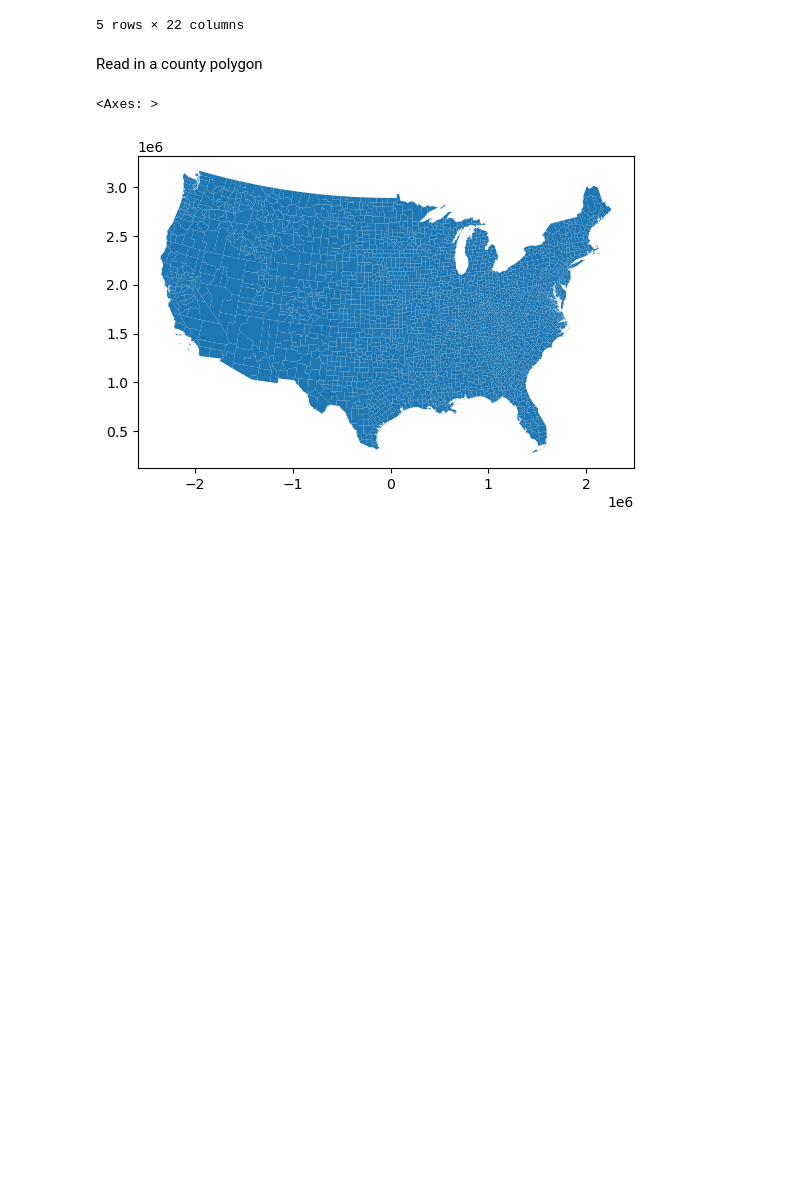
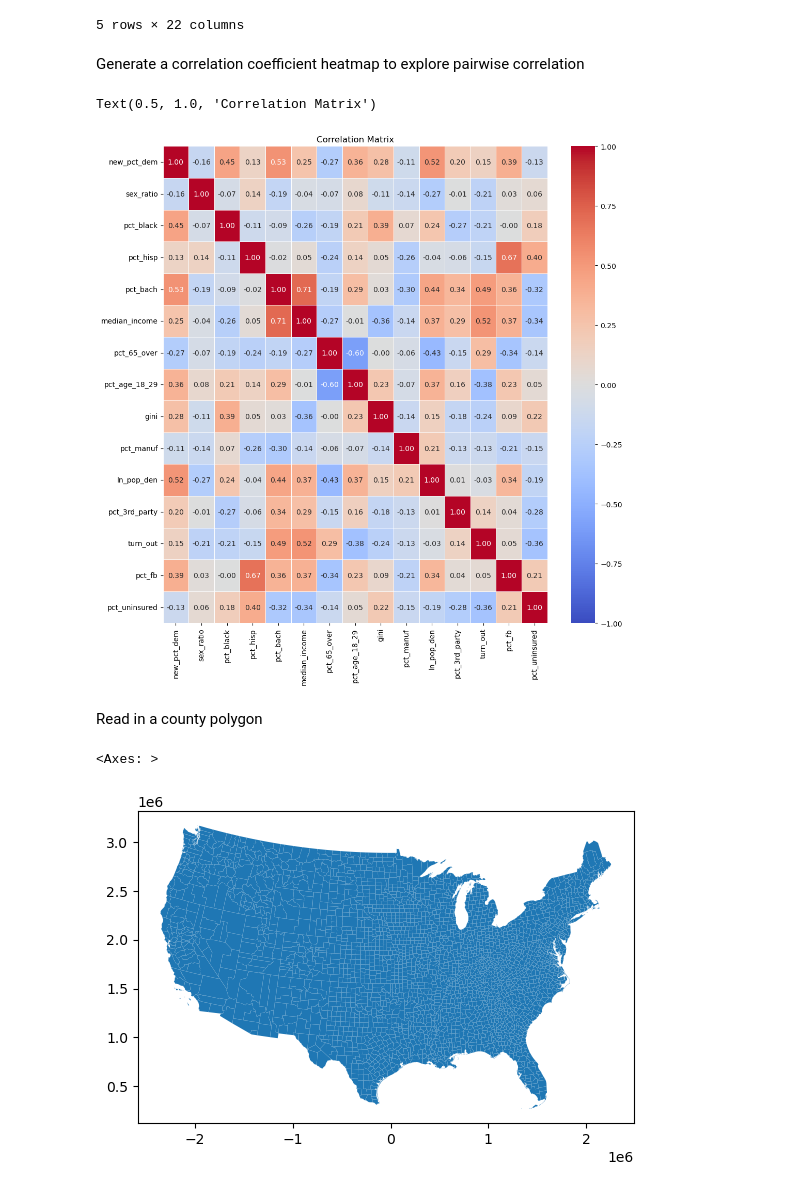
Before and after one commit to Ziqi-Li/GIS5122, a Jupyter notebook: notebooks/W03 Linear Regression empirical example.ipynb, the cells around one changed output. Drawn from its saved outputs; the diff is of its cells as text; code cells hidden in the pictures; blank space fills up the shorter version.

```diff
--- a/notebooks/W03 Linear Regression empirical example.ipynb
+++ b/notebooks/W03 Linear Regression empirical example.ipynb
@@ -26,6 +28,20 @@ voting.head()
 | 3 | 17097 | 17 | 97 | Lake County, Illinois | 654006.840698 | 2.174577e+06 | 701473 | 62.275888 | 99.8 | 6.8 | ... |
 | 4 | 17127 | 17 | 127 | Massac County, Illinois | 640398.986258 | 1.599902e+06 | 14219 | 25.662005 | 89.5 | 5.8 | ... |
 5 rows × 22 columns
+# %% [markdown]
+Generate a correlation coefficient heatmap to explore pairwise correlation
+# %%
+correlation_matrix = voting.iloc[:,7:].corr()
+
+
+plt.figure(figsize=(12, 12))
+
+sns.heatmap(correlation_matrix, annot=True, cmap='coolwarm', fmt=".2f", linewidths=0.5,vmin=-1,vmax=1)
+
+plt.title('Correlation Matrix')
+# %% [output]
+Text(0.5, 1.0, 'Correlation Matrix')
+[figure, added]
 # %% [markdown]
 Read in a county polygon
 # %%
```
Also changed, not shown: parts of 4 cells of this notebook, 2 other files.
